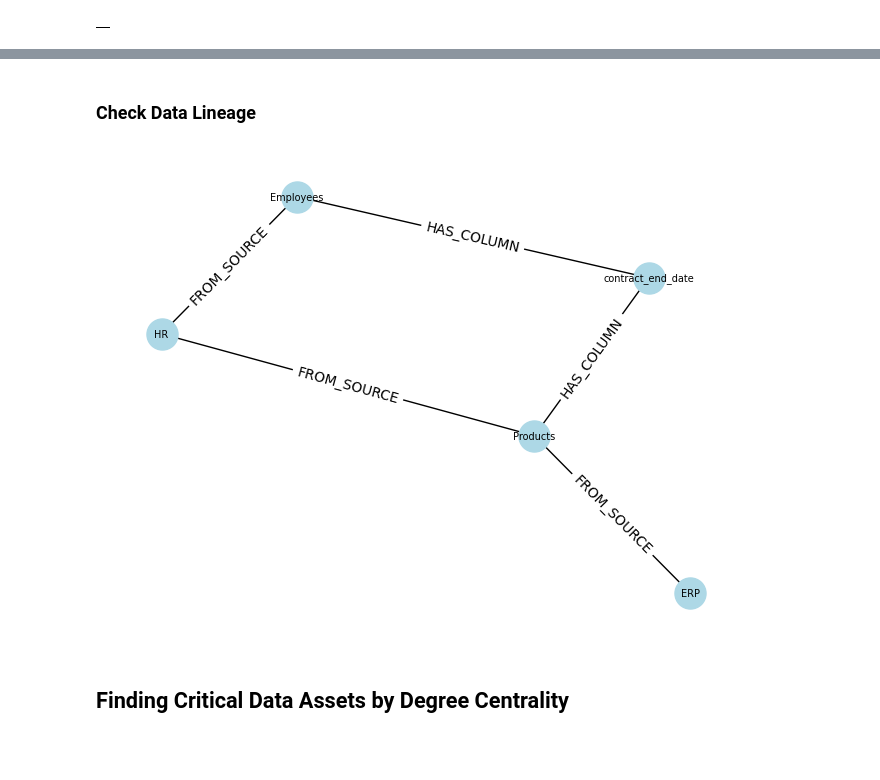
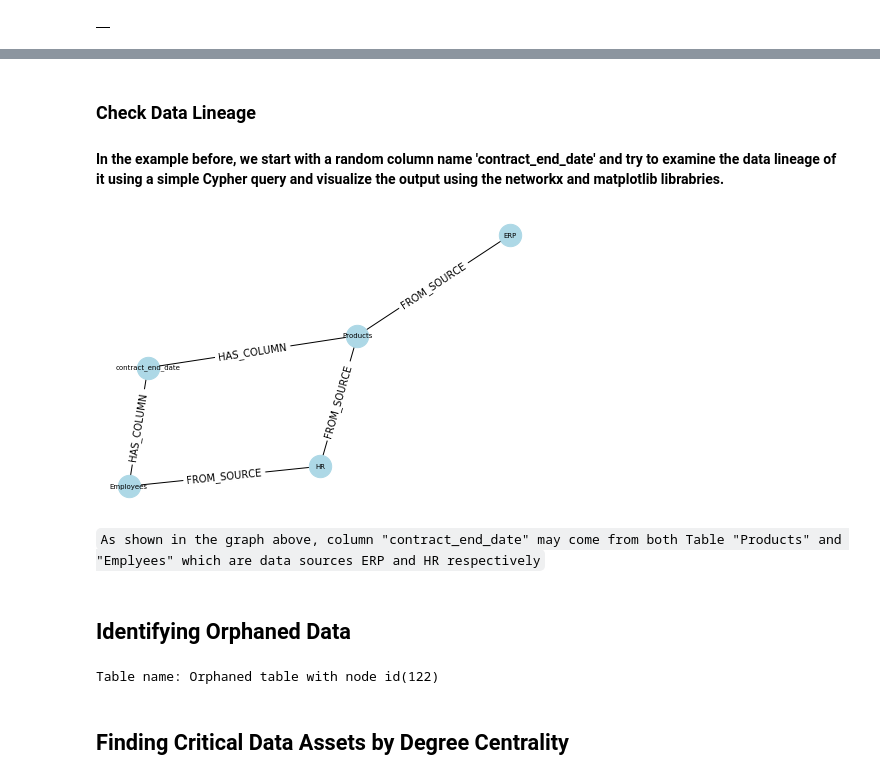
Before and after one commit to zhongjie526/neo4j_data_catalog, a Jupyter notebook: Data Catalog Management.ipynb, the cells around one changed output, grey strips where cells are left out. Cells and saved outputs as stored; diff of their text form; code cells hidden in the pictures; blank space fills up the shorter version.

```diff
--- a/Data Catalog Management.ipynb
+++ b/Data Catalog Management.ipynb
@@ -162,40 +162,61 @@ Requirement already satisfied: networkx in /opt/homebrew/lib/python3.11/site-pac
 Note: you may need to restart the kernel to use updated packages.
 # %% [markdown]
 ### Check Data Lineage
+
+#### In the example before, we start with a random column name 'contract_end_date' and try to examine the data lineage of it using a simple Cypher query and visualize the output using the networkx and matplotlib librabries.
 # %%
 import networkx as nx
 import matplotlib.pyplot as plt
 
+
+plt.clf()
 with driver.session() as session:
     result = session.run("match (c:Column {name:'contract_end_date'})-[r1:HAS_COLUMN]-(t:Table)-[r2:FROM_SOURCE]-(s:Datasource) return c,r1,t,r2,s")
 
     # Create a Network object
     G = nx.Graph()
 
     # Add the node to the network
     for record in result:
         node = record["c"]
         G.add_node(node.id, label=node["name"], color="lightblue")
         node = record["t"]
         G.add_node(node.id, label=node["name"], color="lightblue")
         node = record["s"]
         G.add_node(node.id, label=node["name"], color="lightblue")
         rel = record["r1"]
         G.add_edge(rel.start_node.id, rel.end_node.id,label=rel.type)
         rel = record["r2"]
         G.add_edge(rel.start_node.id, rel.end_node.id,label=rel.type)
 
 
 # Visualize the network
 pos = nx.spring_layout(G)
 labels = nx.get_node_attributes(G, "label")
 edge_labels = nx.get_edge_attributes(G, "label")
 
 nx.draw(G, pos, labels = labels,with_labels=True, node_color="lightblue", node_size=500, font_size=7)
 nx.draw_networkx_edge_labels(G, pos, edge_labels=edge_labels)
 plt.show()
 # %% [output]
-[figure, old version]
+[figure, new version]
+# %% [markdown]
+``As shown in the graph above, column "contract_end_date" may come from both Table "Products" and "Emplyees" which are data sources ERP and HR respectively``
+# %% [markdown]
+## Identifying Orphaned Data
+# %%
+with driver.session() as session:
+    result = session.run("""
+    MATCH (n:Table)
+    WHERE NOT EXISTS(()-->(n))
+    RETURN n
+    """)
+
+    for record in result:
+        node= record["n"]
+        print("Table name: "+node["name"]+" with node id("+str(node.id)+")")
+# %% [output]
+Table name: Orphaned table with node id(122)
 # %% [markdown]
 ## Finding Critical Data Assets by Degree Centrality
 # %% [markdown]
```
Also changed, not shown: parts of 2 cells of this notebook.
